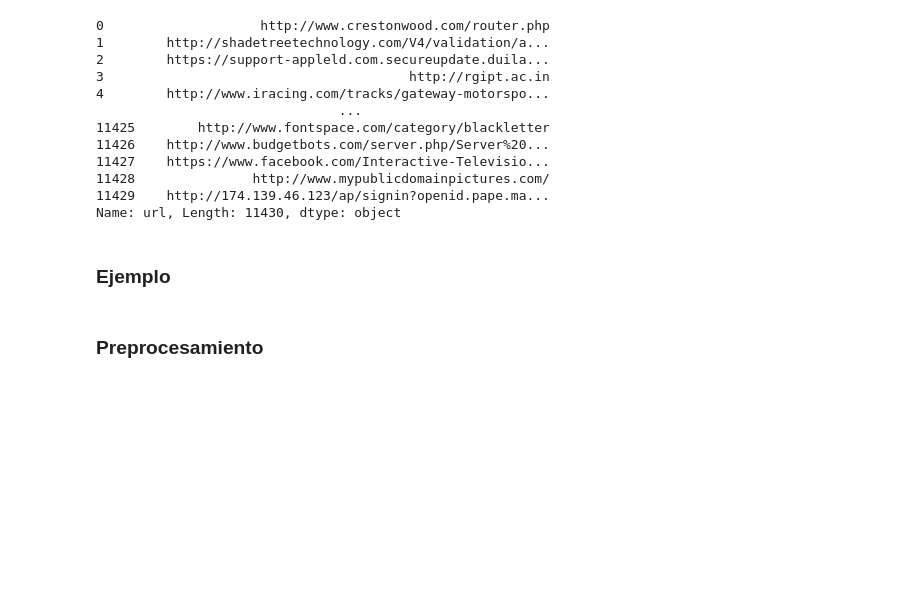
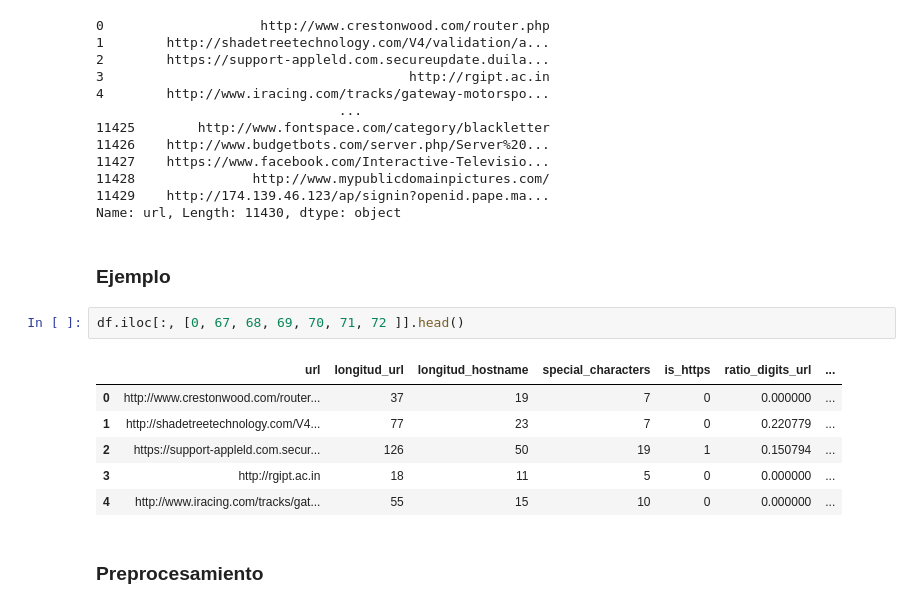
Before and after one commit to dianaxime/SS_LAB01, a Jupyter notebook: LAB01.ipynb, the cells around one changed output. Saved outputs shown, nothing was run; the diff lists cells and outputs as text; blank space fills up the shorter version.

```diff
--- a/LAB01.ipynb
+++ b/LAB01.ipynb
@@ -228,6 +203,15 @@ df['url']
 Name: url, Length: 11430, dtype: object
 # %% [markdown]
 ### Ejemplo
+# %%
+df.iloc[:, [0, 67, 68, 69, 70, 71, 72 ]].head()
+# %% [output]
+|  | url | longitud_url | longitud_hostname | special_characters | is_https | ratio_digits_url | ... |
+| 0 | http://www.crestonwood.com/router... | 37 | 19 | 7 | 0 | 0.000000 | ... |
+| 1 | http://shadetreetechnology.com/V4... | 77 | 23 | 7 | 0 | 0.220779 | ... |
+| 2 | https://support-appleld.com.secur... | 126 | 50 | 19 | 1 | 0.150794 | ... |
+| 3 | http://rgipt.ac.in | 18 | 11 | 5 | 0 | 0.000000 | ... |
+| 4 | http://www.iracing.com/tracks/gat... | 55 | 15 | 10 | 0 | 0.000000 | ... |
 # %% [markdown]
 ### Preprocesamiento
 # %%
```
Also changed, not shown: parts of 23 cells of this notebook, 4 other files.
